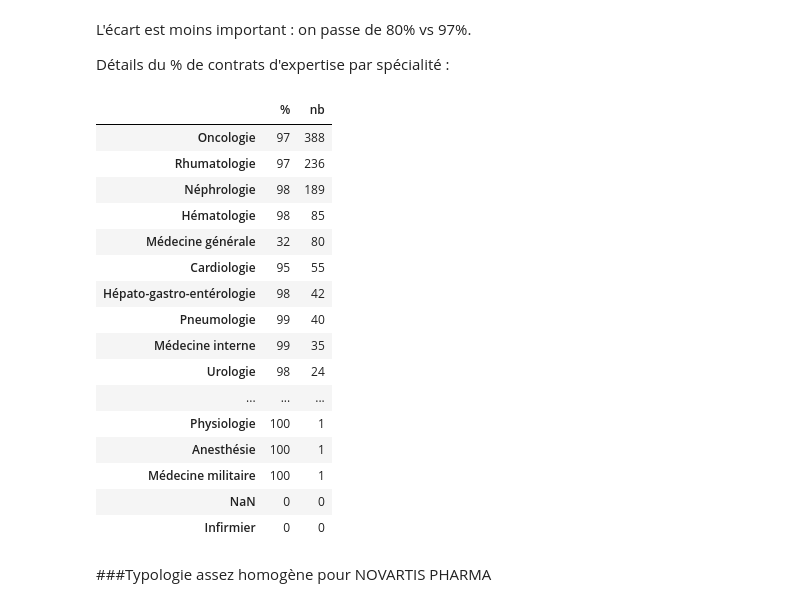
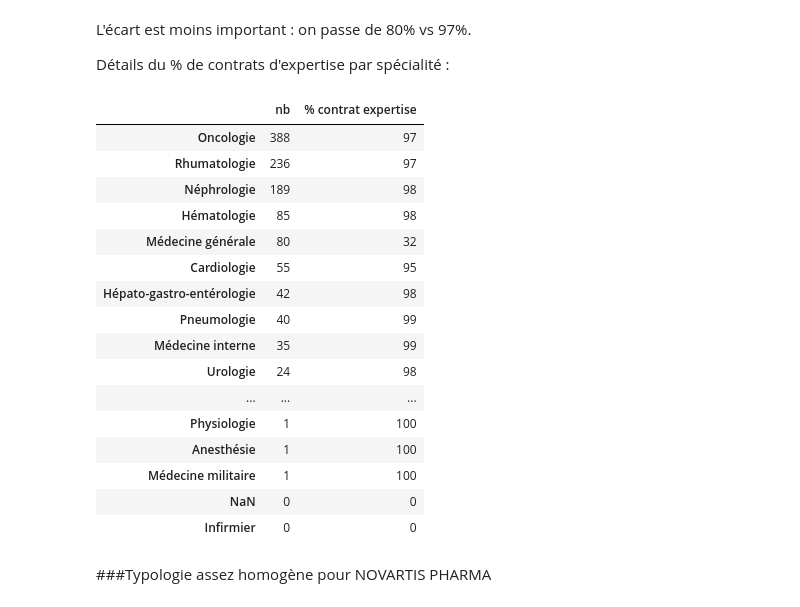
Before and after one commit to regardscitoyens/sunshine-data, a Jupyter notebook: exploitations/capa/capa.ipynb, the cells around one changed output. Saved outputs shown, nothing was run; the diff lists cells and outputs as text; code cells hidden in the pictures.

```diff
--- a/exploitations/capa/capa.ipynb
+++ b/exploitations/capa/capa.ipynb
@@ -555,7 +555,7 @@ for specialite in consultants_par_specialites.index:
     for t in typecontrat:
         nb += contrats[contrats.index == t]['ORIGIN'].sum()
         pc += contrats[contrats.index == t]['ORIGIN'].sum() * 100 /tot
-    consultants_par_specialites.set_value(specialite, '%', pc)
     consultants_par_specialites.set_value(specialite, 'nb', nb)
+    consultants_par_specialites.set_value(specialite, '% contrat expertise', pc)
 consultants_par_specialites.sort('nb', ascending=False)
 # %% [output]
@@ -614,32 +614,32 @@ Détails du % de contrats d'expertise par spécialité :
 # %%
 consultants_par_specialites = pd.DataFrame(index=conventions['BENEF_PS_QUALIFICATION'].unique())
 for specialite in consultants_par_specialites.index:
     tot = conventions[conventions['BENEF_PS_QUALIFICATION'] == specialite]['ORIGIN'].count()
     contrats = conventions[conventions['BENEF_PS_QUALIFICATION'] == specialite].groupby('DECL_CONV_OBJET')[['ORIGIN']].count()
     pc = 0
     nb = 0
     for t in typecontrat:
         nb += contrats[contrats.index == t]['ORIGIN'].sum()
         pc += contrats[contrats.index == t]['ORIGIN'].sum() * 100 /tot
-    consultants_par_specialites.set_value(specialite, '%', pc)
     consultants_par_specialites.set_value(specialite, 'nb', nb)
+    consultants_par_specialites.set_value(specialite, '% contrat expertise', pc)
 consultants_par_specialites.sort('nb', ascending=False)
 # %% [output]
-|  | % | nb |
-| Oncologie | 97 | 388 |
-| Rhumatologie | 97 | 236 |
-| Néphrologie | 98 | 189 |
-| Hématologie | 98 | 85 |
-| Médecine générale | 32 | 80 |
-| Cardiologie | 95 | 55 |
-| Hépato-gastro-entérologie | 98 | 42 |
-| Pneumologie | 99 | 40 |
-| Médecine interne | 99 | 35 |
-| Urologie | 98 | 24 |
+|  | nb | % contrat expertise |
+| Oncologie | 388 | 97 |
+| Rhumatologie | 236 | 97 |
+| Néphrologie | 189 | 98 |
+| Hématologie | 85 | 98 |
+| Médecine générale | 80 | 32 |
+| Cardiologie | 55 | 95 |
+| Hépato-gastro-entérologie | 42 | 98 |
+| Pneumologie | 40 | 99 |
+| Médecine interne | 35 | 99 |
+| Urologie | 24 | 98 |
 | ... | ... | ... |
-| Physiologie | 100 | 1 |
-| Anesthésie | 100 | 1 |
-| Médecine militaire | 100 | 1 |
+| Physiologie | 1 | 100 |
+| Anesthésie | 1 | 100 |
+| Médecine militaire | 1 | 100 |
 | NaN | 0 | 0 |
 | Infirmier | 0 | 0 |
 # %% [markdown]
```
Also changed, not shown: parts of 3 cells of this notebook, 1 other file.
